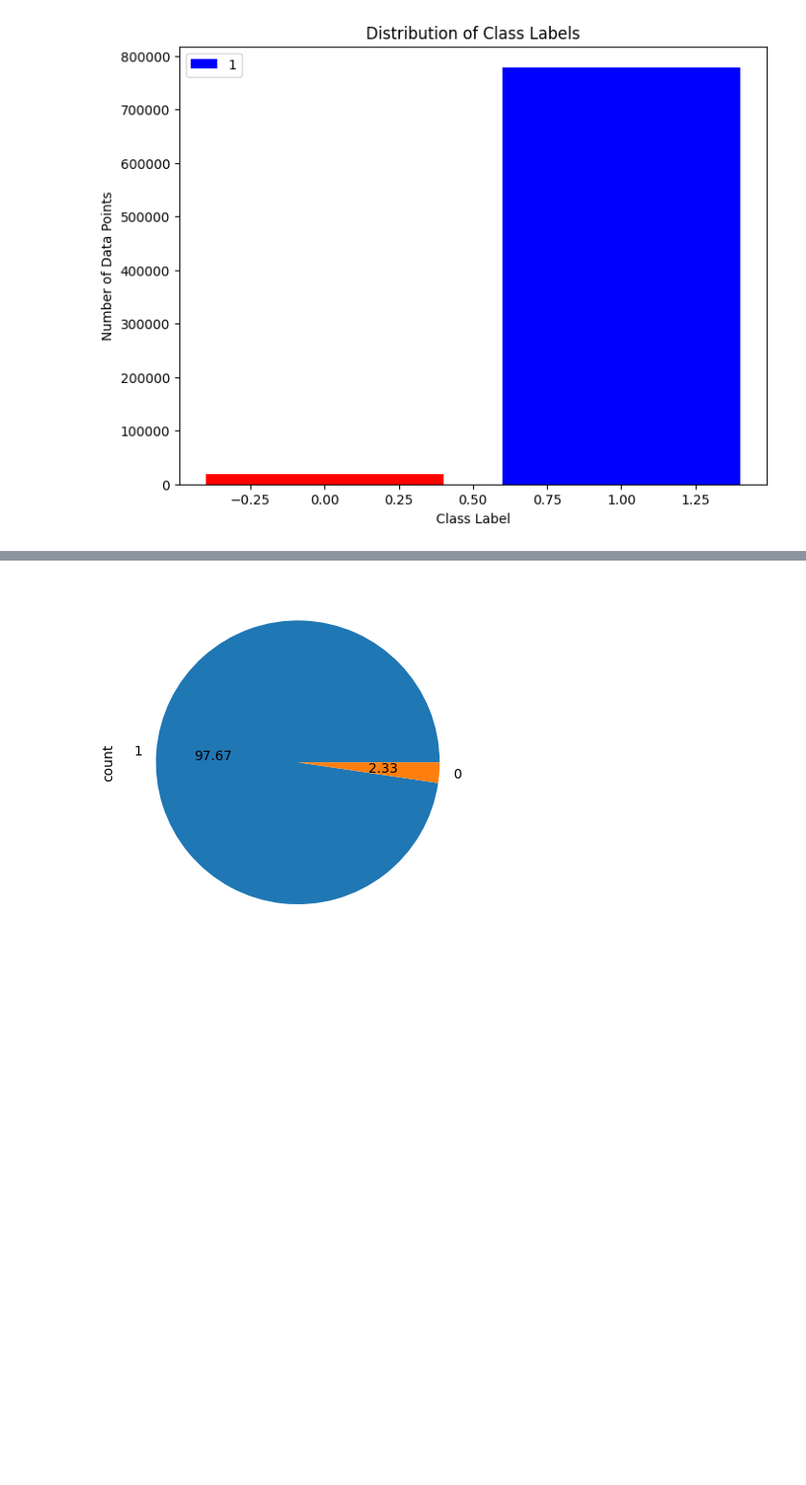
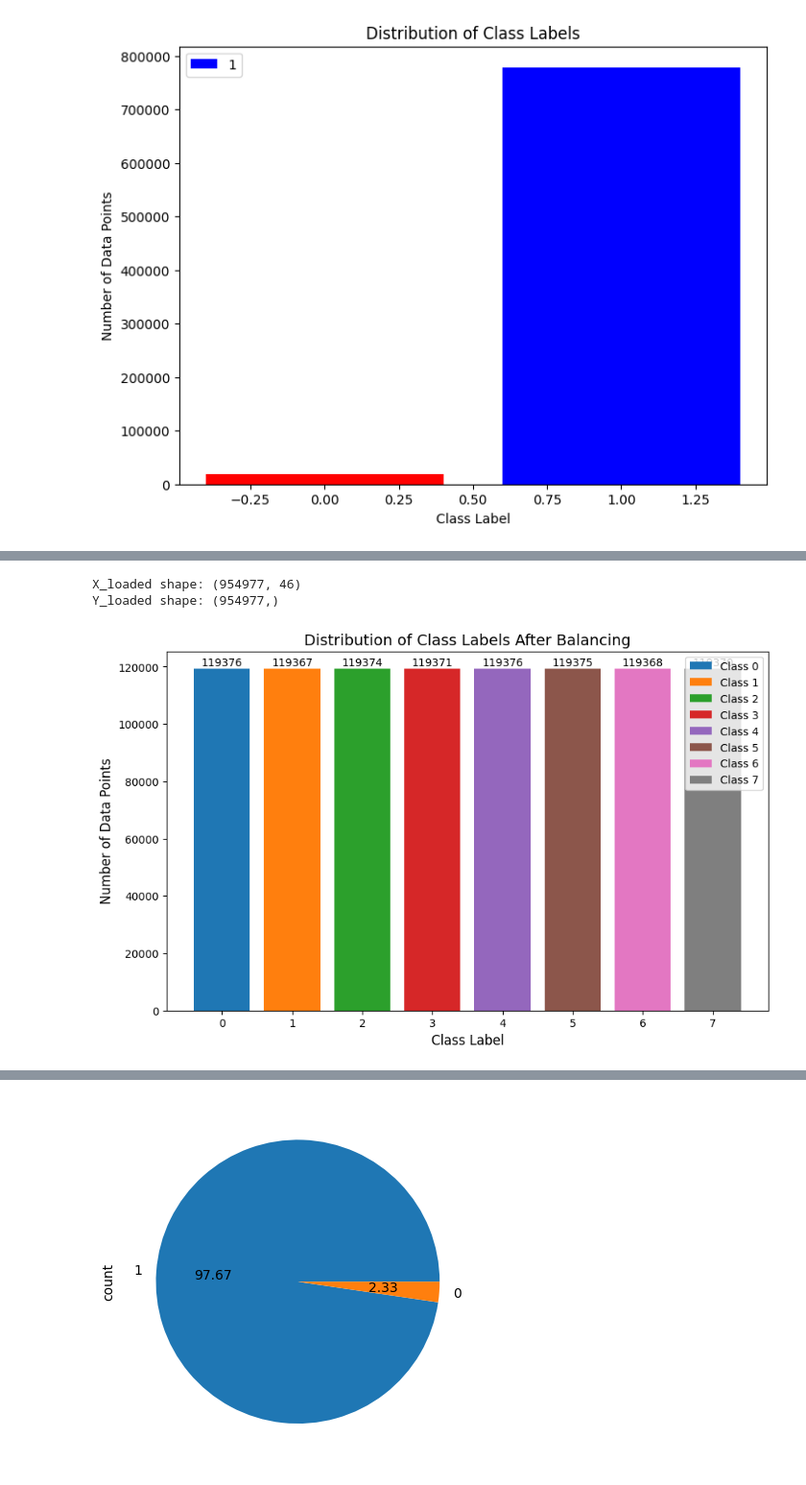
Before and after one commit to Faareh-Ahmed/Anomaly-Detection, a Jupyter notebook: Copy_of_Anomaly_Detection.ipynb, the cells around one changed output, grey strips where cells are left out. Shown at 96% size. Cells and saved outputs as stored; diff of their text form; code cells hidden in the pictures; blank space fills up the shorter version.

Commit message:
Balanced the DataSet

```diff
--- a/Copy_of_Anomaly_Detection.ipynb
+++ b/Copy_of_Anomaly_Detection.ipynb
@@ -320,0 +313,17 @@ X_resampled, Y_resampled = smote.fit_resample(X, Y)
+# %%
+from imblearn.over_sampling import KMeansSMOTE
+from sklearn.cluster import KMeans
+
+# Adjusting KMeans
+kmeans_estimator = KMeans(n_clusters=20, n_init=3, random_state=42)
+
+# Adjusting KMeansSMOTE
+kmeans_smote = KMeansSMOTE(
+    sampling_strategy='not majority',
+    random_state=42,
+    kmeans_estimator=kmeans_estimator,
+    cluster_balance_threshold=0.001
+)
+
+# Resampling
+X_resampled, Y_resampled = kmeans_smote.fit_resample(X, Y)
@@ -320,0 +336,47 @@ X_resampled, Y_resampled = smote.fit_resample(X, Y)
+# %%
+
+# Loading the resampled data
+X_loaded = np.load('X_resampled.npy')
+Y_loaded = np.load('Y_resampled.npy')
+
+# Verify the data
+print("X_loaded shape:", X_loaded.shape)
+print("Y_loaded shape:", Y_loaded.shape)
+# %% [output]
+X_loaded shape: (954977, 46)
+Y_loaded shape: (954977,)
+# %%
+import matplotlib.pyplot as plt
+import seaborn as sns
+from collections import Counter
+
+# Count occurrences of each class in the resampled data
+class_counts = Counter(Y_resampled)
+
+# Sort the class counts by class label
+class_counts = dict(sorted(class_counts.items()))
+
+# Define a color palette with as many colors as there are classes
+colors = sns.color_palette('tab10', n_colors=len(class_counts))
+
+# Create the plot
+plt.figure(figsize=(10, 6))  # Adjust figure size as needed
+bars = plt.bar(class_counts.keys(), class_counts.values(), color=colors)
+
+# Add labels and title
+plt.xlabel("Class Label", fontsize=12)
+plt.ylabel("Number of Data Points", fontsize=12)
+plt.title("Distribution of Class Labels After Balancing", fontsize=14)
+
+# Add legend for each class
+plt.legend(bars, [f'Class {i}' for i in class_counts.keys()], loc='upper right')
+
+# Add count labels above the bars
+for bar in bars:
+    yval = bar.get_height()
+    plt.text(bar.get_x() + bar.get_width() / 2, yval + 5, int(yval),
+             ha='center', va='bottom', fontsize=10)
+
+plt.show()
+# %% [output]
+[figure, added]
```
Also changed, not shown: parts of 10 cells of this notebook.
